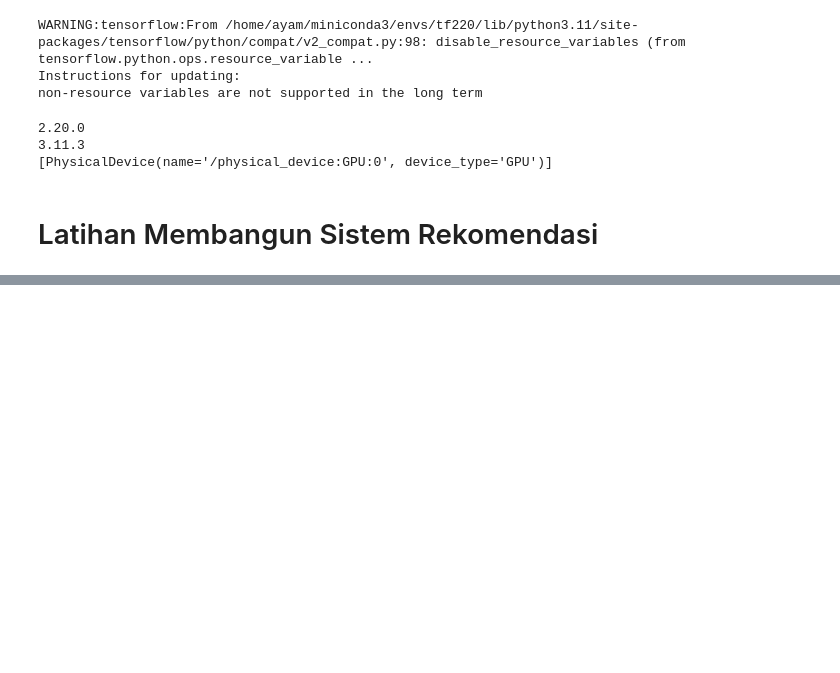
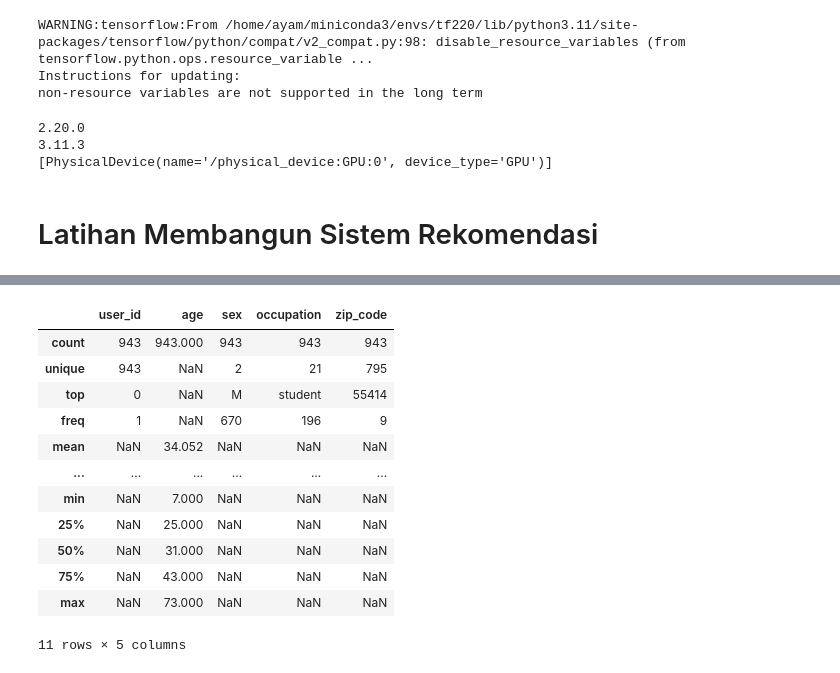
Before and after one commit to TurmaeUrsorum/repo_dicoding, a Jupyter notebook: 4. Belajar Fundamental Deep Learning/8. Sistem Rekomendasi/sistem_rekomen.ipynb, the cells around one changed output, grey strips where cells are left out. Saved outputs shown, nothing was run; the diff lists cells and outputs as text; code cells hidden in the pictures; blank space fills up the shorter version.

```diff
--- a/4. Belajar Fundamental Deep Learning/8. Sistem Rekomendasi/sistem_rekomen.ipynb
+++ b/4. Belajar Fundamental Deep Learning/8. Sistem Rekomendasi/sistem_rekomen.ipynb
@@ -30,0 +85,20 @@ print(tf.config.list_physical_devices('GPU'))
+# %%
+# Load masing masing dataset (users, movies, and ratings).
+users_cols = ['user_id', 'age', 'sex', 'occupation', 'zip_code']
+users = pd.read_csv(
+    './bahan/ml-100k/u.user', sep='|', names=users_cols, encoding='latin-1')
+
+ratings_cols = ['user_id', 'movie_id', 'rating', 'unix_timestamp']
+ratings = pd.read_csv(
+    './bahan/ml-100k/u.data', sep='\t', names=ratings_cols, encoding='latin-1')
+# Genre pada setiap film bersifat biner.
+genre_cols = [
+    "genre_unknown", "Action", "Adventure", "Animation", "Children", "Comedy",
+    "Crime", "Documentary", "Drama", "Fantasy", "Film-Noir", "Horror",
+    "Musical", "Mystery", "Romance", "Sci-Fi", "Thriller", "War", "Western"
+]
+movies_cols = [
+    'movie_id', 'title', 'release_date', "video_release_date", "imdb_url"
+] + genre_cols
+movies = pd.read_csv(
+    './bahan/ml-100k/u.item', sep='|', names=movies_cols, encoding='latin-1')
@@ -30,0 +143,7 @@ print(tf.config.list_physical_devices('GPU'))
+# %%
+users["user_id"] = users["user_id"].apply(lambda x: str(x-1))
+movies["movie_id"] = movies["movie_id"].apply(lambda x: str(x-1))
+movies["year"] = movies['release_date'].apply(lambda x: str(x).split('-')[-1])
+ratings["movie_id"] = ratings["movie_id"].apply(lambda x: str(x-1))
+ratings["user_id"] = ratings["user_id"].apply(lambda x: str(x-1))
+ratings["rating"] = ratings["rating"].apply(lambda x: float(x))
@@ -30,0 +216,13 @@ print(tf.config.list_physical_devices('GPU'))
+# %%
+pd.options.display.max_rows = 10
+pd.options.display.float_format = '{:.3f}'.format
+def mask(df, key, function):
+  """Returns a filtered dataframe, by applying function to key"""
+  return df[function(df[key])]
+
+def flatten_cols(df):
+  df.columns = [' '.join(col).strip() for col in df.columns.values]
+  return df
+
+pd.DataFrame.mask = mask
+pd.DataFrame.flatten_cols = flatten_cols
@@ -30,0 +241,16 @@ print(tf.config.list_physical_devices('GPU'))
+# %%
+users.describe(include="all")
+# %% [output]
+|  | user_id | age | sex | occupation | zip_code |
+| count | 943 | 943.000 | 943 | 943 | 943 |
+| unique | 943 | NaN | 2 | 21 | 795 |
+| top | 0 | NaN | M | student | 55414 |
+| freq | 1 | NaN | 670 | 196 | 9 |
+| mean | NaN | 34.052 | NaN | NaN | NaN |
+| ... | ... | ... | ... | ... | ... |
+| min | NaN | 7.000 | NaN | NaN | NaN |
+| 25% | NaN | 25.000 | NaN | NaN | NaN |
+| 50% | NaN | 31.000 | NaN | NaN | NaN |
+| 75% | NaN | 43.000 | NaN | NaN | NaN |
+| max | NaN | 73.000 | NaN | NaN | NaN |
+11 rows × 5 columns
```
Also changed, not shown: parts of 21 cells of this notebook, 1 other file.
